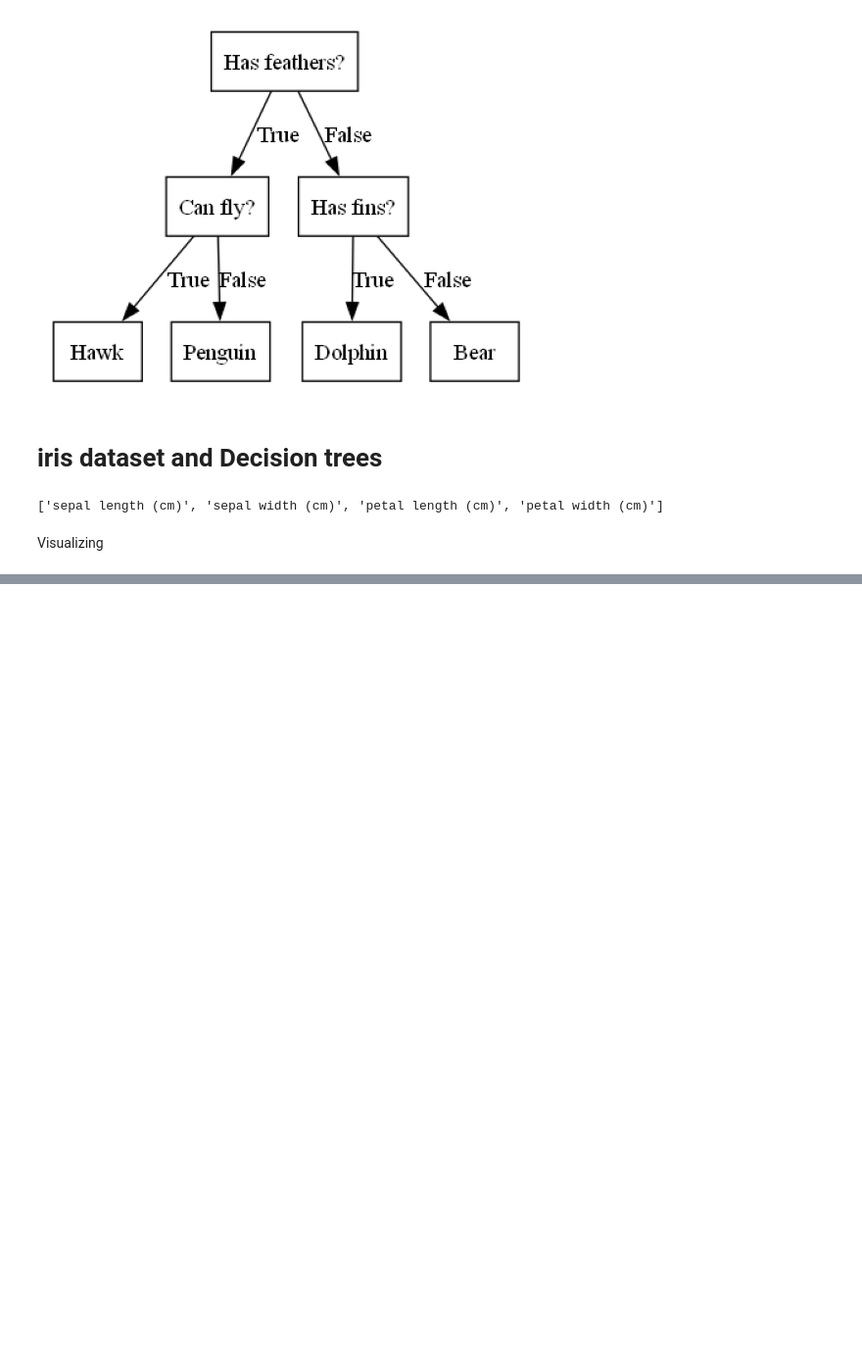
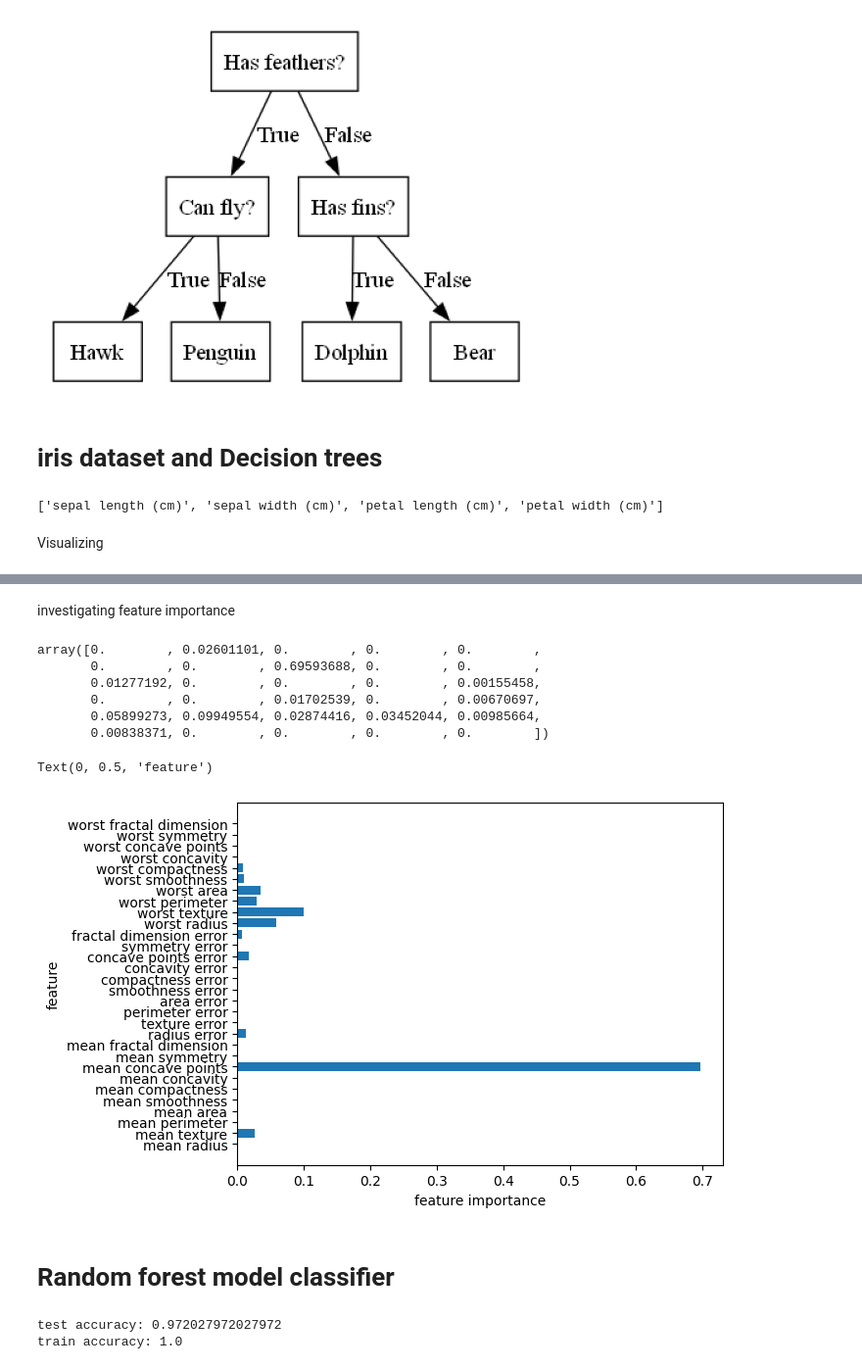
Before and after one commit to soipanhamisi/machine-learing-and-big-data-repo, a Jupyter notebook: Decision-trees.ipynb, the cells around one changed output, grey strips where cells are left out. Shown at 98% size. Saved outputs shown, nothing was run; the diff lists cells and outputs as text; code cells hidden in the pictures; blank space fills up the shorter version.

```diff
--- a/Decision-trees.ipynb
+++ b/Decision-trees.ipynb
@@ -34,0 +37,3 @@ graphviz.Source(dot_struct)
+# %%
+from sklearn.datasets import load_breast_cancer
+bc_data = load_breast_cancer()
@@ -34,0 +85,5 @@ graphviz.Source(dot_struct)
+# %%
+X_train, X_test, y_train, y_test = train_test_split(bc_data["data"], bc_data["target"], random_state=42)
+# %%
+bc_model = DecisionTreeClassifier().fit(X_train, y_train)
+bc_model4 = DecisionTreeClassifier(max_depth=4, random_state=0).fit(X_train, y_train)
@@ -34,0 +124,24 @@ graphviz.Source(dot_struct)
+# %% [markdown]
+investigating feature importance
+# %%
+bc_model.feature_importances_
+# %% [output]
+array([0.        , 0.02601101, 0.        , 0.        , 0.        ,
+       0.        , 0.        , 0.69593688, 0.        , 0.        ,
+       0.01277192, 0.        , 0.        , 0.        , 0.00155458,
+       0.        , 0.        , 0.01702539, 0.        , 0.00670697,
+       0.05899273, 0.09949554, 0.02874416, 0.03452044, 0.00985664,
+       0.00838371, 0.        , 0.        , 0.        , 0.        ])
+# %%
+import matplotlib.pyplot as plt
+import numpy as np
+n_features = bc_data.data.shape[1]
+plt.barh(range(n_features), bc_model.feature_importances_, align='center')
+plt.yticks(np.arange(n_features), bc_data.feature_names)
+plt.xlabel("feature importance")
+plt.ylabel("feature")
+# %% [output]
+Text(0, 0.5, 'feature')
+[figure, added]
+# %% [markdown]
+# Random forest model classifier
@@ -34,0 +151,6 @@ graphviz.Source(dot_struct)
+# %%
+print(f"test accuracy: {rfc_cancer_model.score(X_test, y_test)}")
+print(f"train accuracy: {rfc_cancer_model.score(X_train, y_train)}")
+# %% [output]
+test accuracy: 0.972027972027972
+train accuracy: 1.0
```
Also changed, not shown: parts of 14 cells of this notebook, 1 other file.
